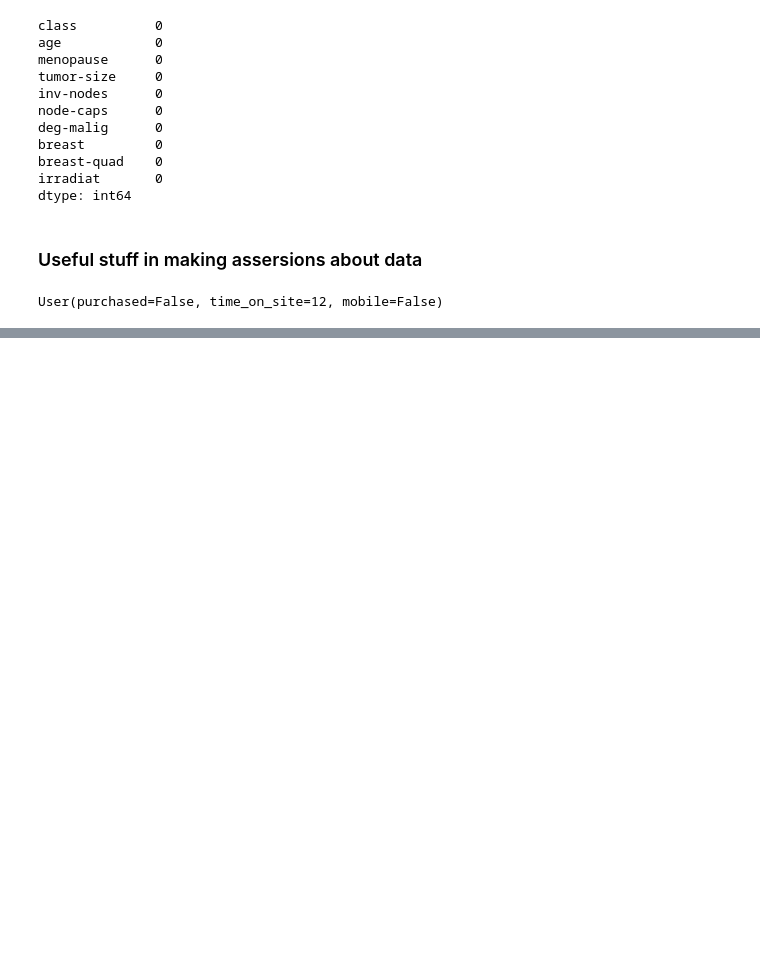
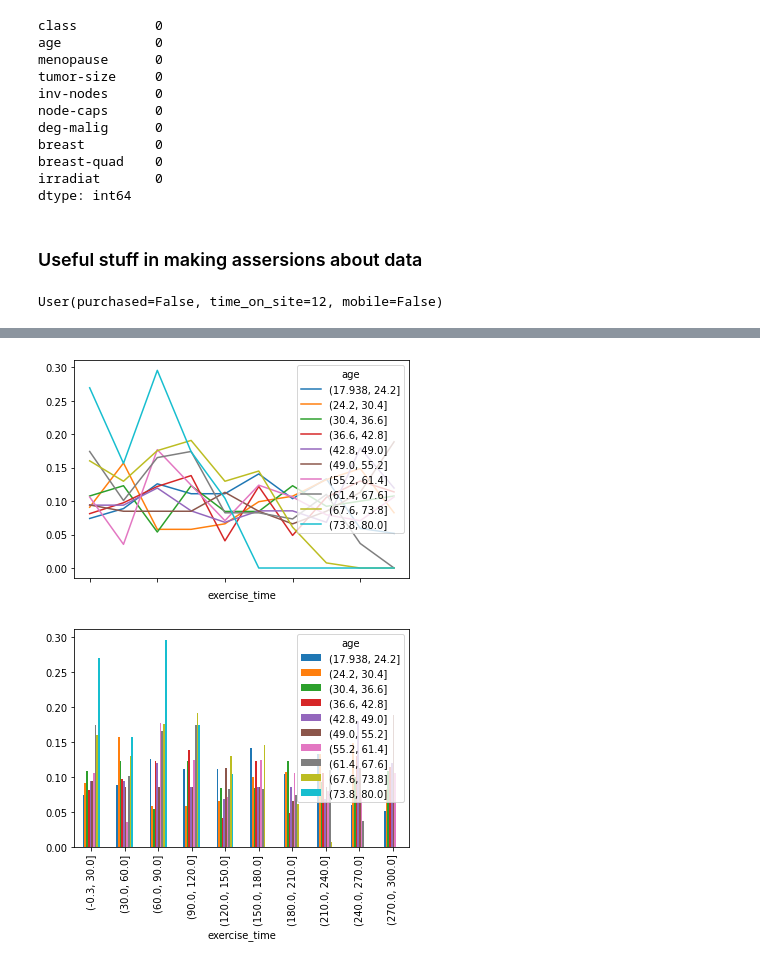
Before and after one commit to mikedcurry/0_ds_review_notebooks_stats, a Jupyter notebook: 110_Section_Review_Notes.ipynb, the cells around one changed output, grey strips where cells are left out. Saved outputs shown, nothing was run; the diff lists cells and outputs as text; code cells hidden in the pictures; blank space fills up the shorter version.

```diff
--- a/110_Section_Review_Notes.ipynb
+++ b/110_Section_Review_Notes.ipynb
@@ -235,0 +269,7 @@ pd.crosstab(user_df['purchased'], user_df['mobile'], normalize='columns')
+# %%
+ct3 = pd.crosstab(duration_bins, age_bins, normalize='columns')
+ct3.plot();
+ct3.plot(kind='bar');
+# %% [output]
+[figure, added]
+[figure, added]
```
Also changed, not shown: parts of 41 cells of this notebook.
